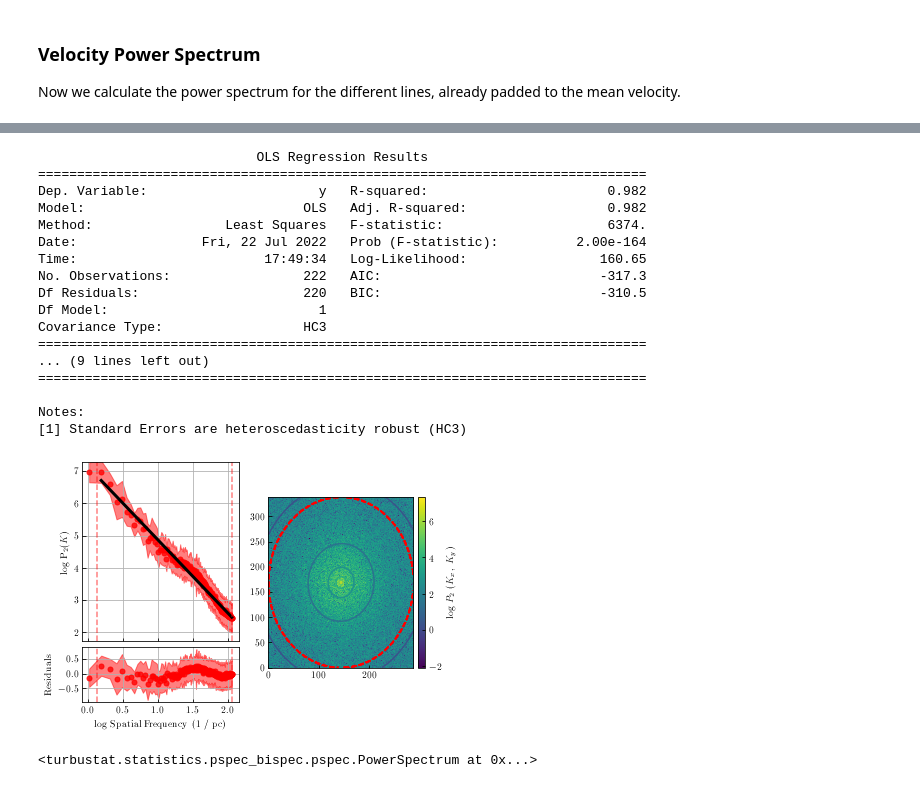
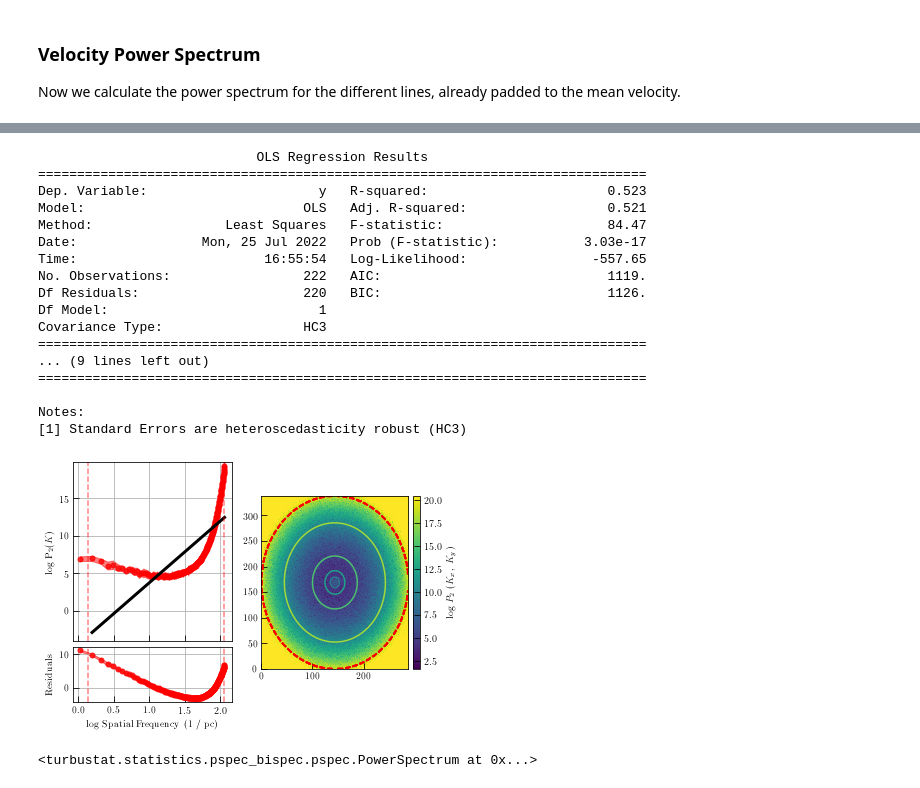
Before and after one commit to jpinedaf/NGC1333_NOEMA_turbulence, a Jupyter notebook: NGC1333_determine_turbulence.ipynb, the cells around one changed output, grey strips where cells are left out. Cells and saved outputs as stored; diff of their text form; code cells hidden in the pictures.

```diff
--- a/NGC1333_determine_turbulence.ipynb
+++ b/NGC1333_determine_turbulence.ipynb
@@ -645,26 +645,26 @@ Notes:
 <turbustat.statistics.pspec_bispec.pspec.PowerSpectrum at 0x...>
 # %%
 pspec_c18o = PowerSpectrum(vc_c18o, distance=distance)
-pspec_c18o.run(verbose=True, xunit=u.pc**-1)#, high_cut=1/(16*u.arcsec))
+pspec_c18o.run(verbose=True, xunit=u.pc**-1, beam_correct=True)#, high_cut=1/(16*u.arcsec))
 # %% [output]
                             OLS Regression Results
 ==============================================================================
-Dep. Variable:                      y   R-squared:                       0.982
-Model:                            OLS   Adj. R-squared:                  0.982
-Method:                 Least Squares   F-statistic:                     6374.
-Date:                Fri, 22 Jul 2022   Prob (F-statistic):          2.00e-164
-Time:                        17:49:34   Log-Likelihood:                 160.65
-No. Observations:                 222   AIC:                            -317.3
-Df Residuals:                     220   BIC:                            -310.5
+Dep. Variable:                      y   R-squared:                       0.523
+Model:                            OLS   Adj. R-squared:                  0.521
+Method:                 Least Squares   F-statistic:                     84.47
+Date:                Mon, 25 Jul 2022   Prob (F-statistic):           3.03e-17
+Time:                        16:55:54   Log-Likelihood:                -557.65
+No. Observations:                 222   AIC:                             1119.
+Df Residuals:                     220   BIC:                             1126.
 Df Model:                           1
 Covariance Type:                  HC3
 ==============================================================================
 ... (9 lines left out)
 ==============================================================================
 
 Notes:
 [1] Standard Errors are heteroscedasticity robust (HC3)
-[figure, old version]
+[figure, new version]
 <turbustat.statistics.pspec_bispec.pspec.PowerSpectrum at 0x...>
 # %%
 pspec_h13cop = PowerSpectrum(vc_h13cop, distance=distance)
```
Also changed, not shown: parts of 31 cells of this notebook, 17 other files.
